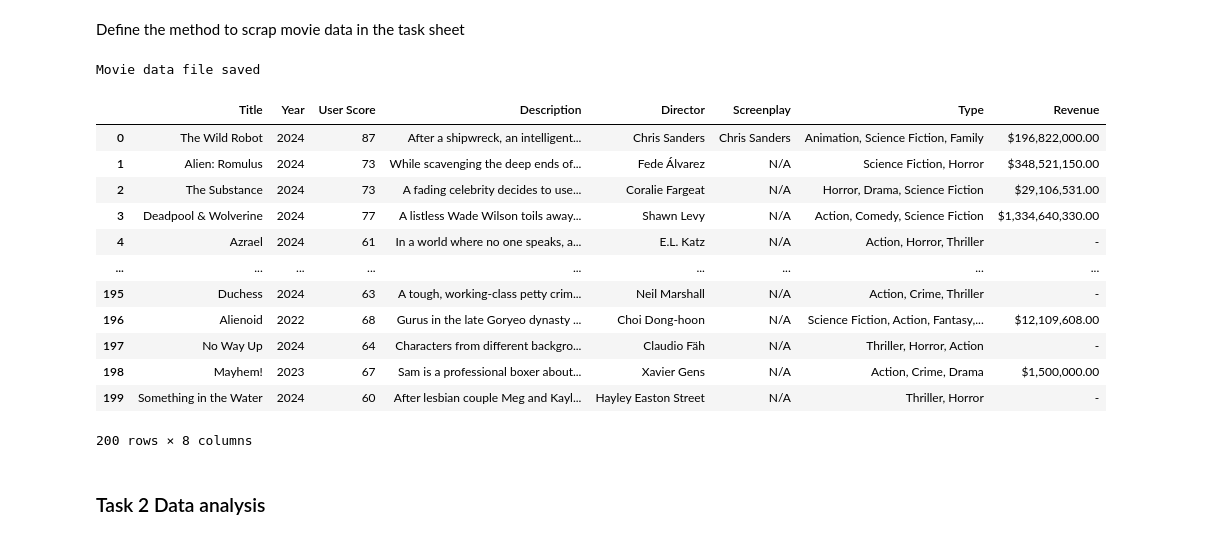
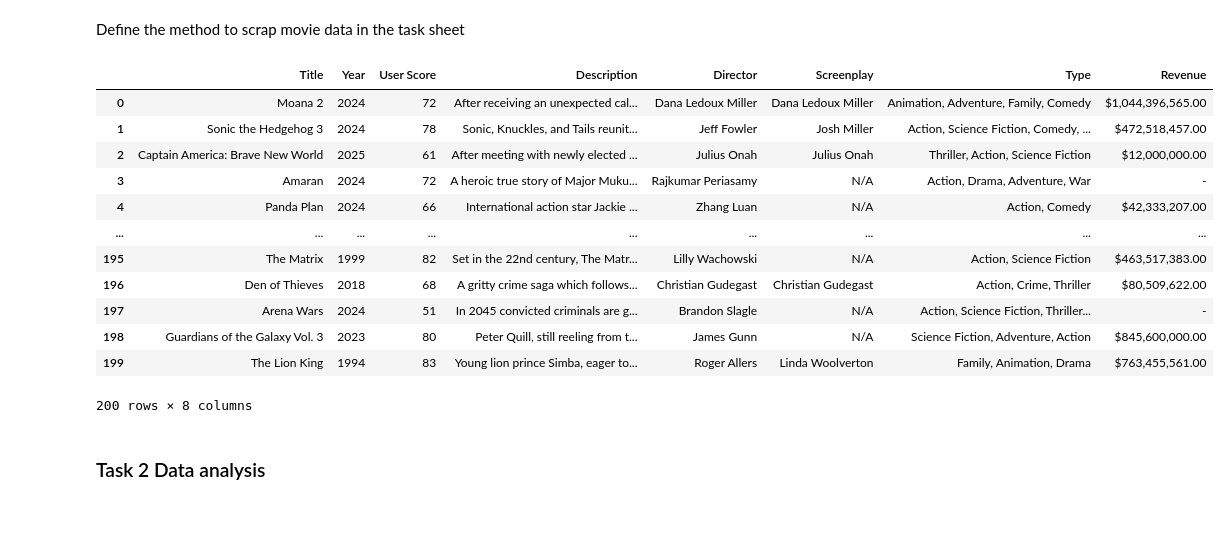
Before and after one commit to Chloeeeex/INT303-Movie-Data-Scraping-Analysis-Exploration, a Jupyter notebook: Ruoyu Xu_2142804.ipynb, the cells around one changed output. Drawn from its saved outputs; the diff is of its cells as text; code cells hidden in the pictures.

```diff
--- a/Ruoyu Xu_2142804.ipynb
+++ b/Ruoyu Xu_2142804.ipynb
@@ -194,24 +194,23 @@ def scrape_movies(movie_urls):
     return movies_df
 # %%
 movie_df = scrape_movies(movie_urls)
-movie_df.to_csv('/Users/xuruoyu/Desktop/movies.csv')
-print("Movie data file saved")
+file_path = 'output.csv'
+movie_df.to_csv(file_path, index=False)
 movie_df
 # %% [output]
+|  | Title | Year | User Score | Description | Director | Screenplay | Type | Revenue |
+| 0 | Moana 2 | 2024 | 72 | After receiving an unexpected cal... | Dana Ledoux Miller | Dana Ledoux Miller | Animation, Adventure, Family, Comedy | $1,044,396,565.00 |
+| 1 | Sonic the Hedgehog 3 | 2024 | 78 | Sonic, Knuckles, and Tails reunit... | Jeff Fowler | Josh Miller | Action, Science Fiction, Comedy, ... | $472,518,457.00 |
+| 2 | Captain America: Brave New World | 2025 | 61 | After meeting with newly elected ... | Julius Onah | Julius Onah | Thriller, Action, Science Fiction | $12,000,000.00 |
+| 3 | Amaran | 2024 | 72 | A heroic true story of Major Muku... | Rajkumar Periasamy | N/A | Action, Drama, Adventure, War | - |
+| 4 | Panda Plan | 2024 | 66 | International action star Jackie ... | Zhang Luan | N/A | Action, Comedy | $42,333,207.00 |
+| ... | ... | ... | ... | ... | ... | ... | ... | ... |
+| 195 | The Matrix | 1999 | 82 | Set in the 22nd century, The Matr... | Lilly Wachowski | N/A | Action, Science Fiction | $463,517,383.00 |
+| 196 | Den of Thieves | 2018 | 68 | A gritty crime saga which follows... | Christian Gudegast | Christian Gudegast | Action, Crime, Thriller | $80,509,622.00 |
+| 197 | Arena Wars | 2024 | 51 | In 2045 convicted criminals are g... | Brandon Slagle | N/A | Action, Science Fiction, Thriller... | - |
+| 198 | Guardians of the Galaxy Vol. 3 | 2023 | 80 | Peter Quill, still reeling from t... | James Gunn | N/A | Science Fiction, Adventure, Action | $845,600,000.00 |
+| 199 | The Lion King | 1994 | 83 | Young lion prince Simba, eager to... | Roger Allers | Linda Woolverton | Family, Animation, Drama | $763,455,561.00 |
-Movie data file saved
+200 rows × 8 columns
-|  | Title | Year | User Score | Description | Director | Screenplay | Type | Revenue |
-| 0 | The Wild Robot | 2024 | 87 | After a shipwreck, an intelligent... | Chris Sanders | Chris Sanders | Animation, Science Fiction, Family | $196,822,000.00 |
-| 1 | Alien: Romulus | 2024 | 73 | While scavenging the deep ends of... | Fede Álvarez | N/A | Science Fiction, Horror | $348,521,150.00 |
-| 2 | The Substance | 2024 | 73 | A fading celebrity decides to use... | Coralie Fargeat | N/A | Horror, Drama, Science Fiction | $29,106,531.00 |
-| 3 | Deadpool & Wolverine | 2024 | 77 | A listless Wade Wilson toils away... | Shawn Levy | N/A | Action, Comedy, Science Fiction | $1,334,640,330.00 |
-| 4 | Azrael | 2024 | 61 | In a world where no one speaks, a... | E.L. Katz | N/A | Action, Horror, Thriller | - |
-| ... | ... | ... | ... | ... | ... | ... | ... | ... |
-| 195 | Duchess | 2024 | 63 | A tough, working-class petty crim... | Neil Marshall | N/A | Action, Crime, Thriller | - |
-| 196 | Alienoid | 2022 | 68 | Gurus in the late Goryeo dynasty ... | Choi Dong-hoon | N/A | Science Fiction, Action, Fantasy,... | $12,109,608.00 |
-| 197 | No Way Up | 2024 | 64 | Characters from different backgro... | Claudio Fäh | N/A | Thriller, Horror, Action | - |
-| 198 | Mayhem! | 2023 | 67 | Sam is a professional boxer about... | Xavier Gens | N/A | Action, Crime, Drama | $1,500,000.00 |
-| 199 | Something in the Water | 2024 | 60 | After lesbian couple Meg and Kayl... | Hayley Easton Street | N/A | Thriller, Horror | - |
-200 rows × 8 columns
 # %% [markdown]
 ### Task 2 Data analysis
 # %%
```
Also changed, not shown: parts of 8 cells of this notebook.
